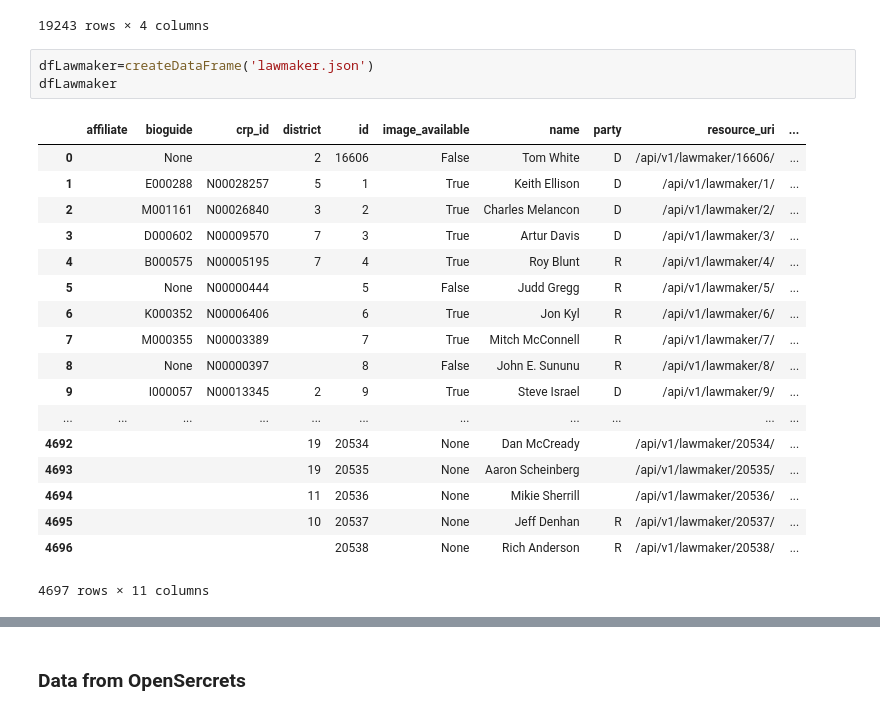
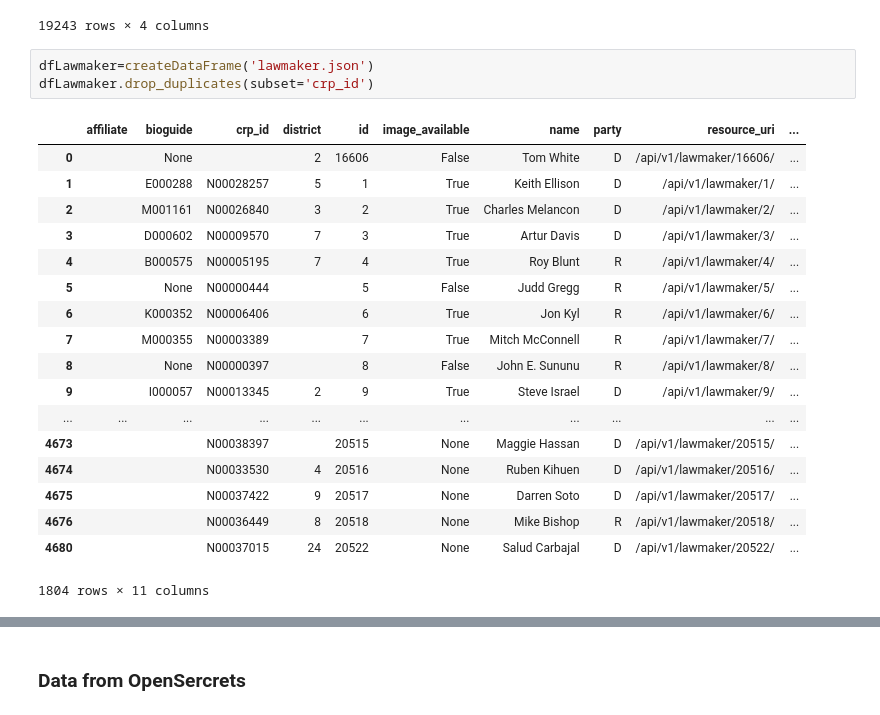
Before and after one commit to shoshievass/LobbyNetworks, a Jupyter notebook: readData.ipynb, the cells around one changed output, grey strips where cells are left out. Saved outputs shown, nothing was run; the diff lists cells and outputs as text.

```diff
--- a/readData.ipynb
+++ b/readData.ipynb
@@ -81,23 +107,23 @@ dfHost
 19243 rows × 4 columns
 # %%
 dfLawmaker=createDataFrame('lawmaker.json')
-dfLawmaker
+dfLawmaker.drop_duplicates(subset='crp_id')
 # %% [output]
 |  | affiliate | bioguide | crp_id | district | id | image_available | name | party | resource_uri | ... |
 | 0 |  | None |  | 2 | 16606 | False | Tom White | D | /api/v1/lawmaker/16606/ | ... |
 | 1 |  | E000288 | N00028257 | 5 | 1 | True | Keith Ellison | D | /api/v1/lawmaker/1/ | ... |
 | 2 |  | M001161 | N00026840 | 3 | 2 | True | Charles Melancon | D | /api/v1/lawmaker/2/ | ... |
 | 3 |  | D000602 | N00009570 | 7 | 3 | True | Artur Davis | D | /api/v1/lawmaker/3/ | ... |
 | 4 |  | B000575 | N00005195 | 7 | 4 | True | Roy Blunt | R | /api/v1/lawmaker/4/ | ... |
 | 5 |  | None | N00000444 |  | 5 | False | Judd Gregg | R | /api/v1/lawmaker/5/ | ... |
 | 6 |  | K000352 | N00006406 |  | 6 | True | Jon Kyl | R | /api/v1/lawmaker/6/ | ... |
 | 7 |  | M000355 | N00003389 |  | 7 | True | Mitch McConnell | R | /api/v1/lawmaker/7/ | ... |
 | 8 |  | None | N00000397 |  | 8 | False | John E. Sununu | R | /api/v1/lawmaker/8/ | ... |
 | 9 |  | I000057 | N00013345 | 2 | 9 | True | Steve Israel | D | /api/v1/lawmaker/9/ | ... |
 | ... | ... | ... | ... | ... | ... | ... | ... | ... | ... | ... |
-| 4692 |  |  |  | 19 | 20534 | None | Dan McCready |  | /api/v1/lawmaker/20534/ | ... |
-| 4693 |  |  |  | 19 | 20535 | None | Aaron Scheinberg |  | /api/v1/lawmaker/20535/ | ... |
-| 4694 |  |  |  | 11 | 20536 | None | Mikie Sherrill |  | /api/v1/lawmaker/20536/ | ... |
-| 4695 |  |  |  | 10 | 20537 | None | Jeff Denhan | R | /api/v1/lawmaker/20537/ | ... |
-| 4696 |  |  |  |  | 20538 | None | Rich Anderson | R | /api/v1/lawmaker/20538/ | ... |
+| 4673 |  |  | N00038397 |  | 20515 | None | Maggie Hassan | D | /api/v1/lawmaker/20515/ | ... |
+| 4674 |  |  | N00033530 | 4 | 20516 | None | Ruben Kihuen | D | /api/v1/lawmaker/20516/ | ... |
+| 4675 |  |  | N00037422 | 9 | 20517 | None | Darren Soto | D | /api/v1/lawmaker/20517/ | ... |
+| 4676 |  |  | N00036449 | 8 | 20518 | None | Mike Bishop | R | /api/v1/lawmaker/20518/ | ... |
+| 4680 |  |  | N00037015 | 24 | 20522 | None | Salud Carbajal | D | /api/v1/lawmaker/20522/ | ... |
-4697 rows × 11 columns
+1804 rows × 11 columns
```
Also changed, not shown: parts of 34 cells of this notebook, 2 other files.
